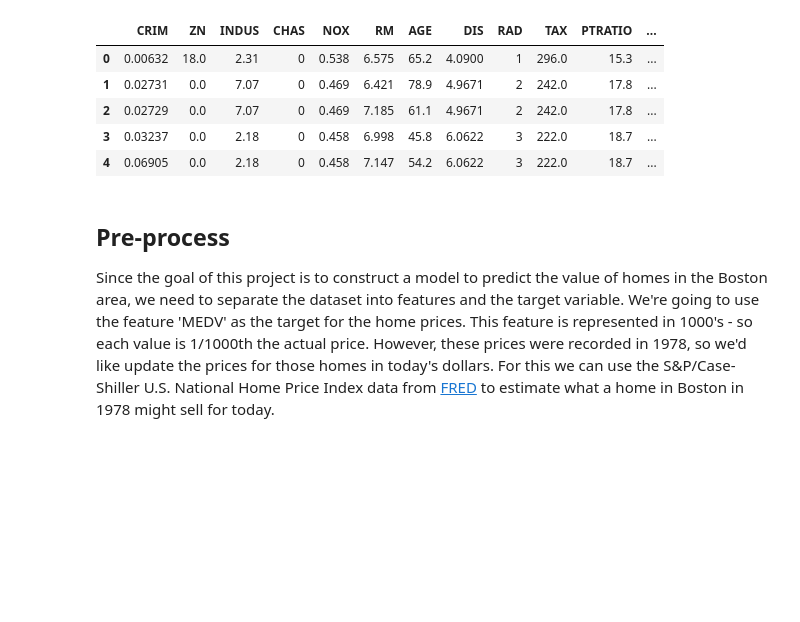
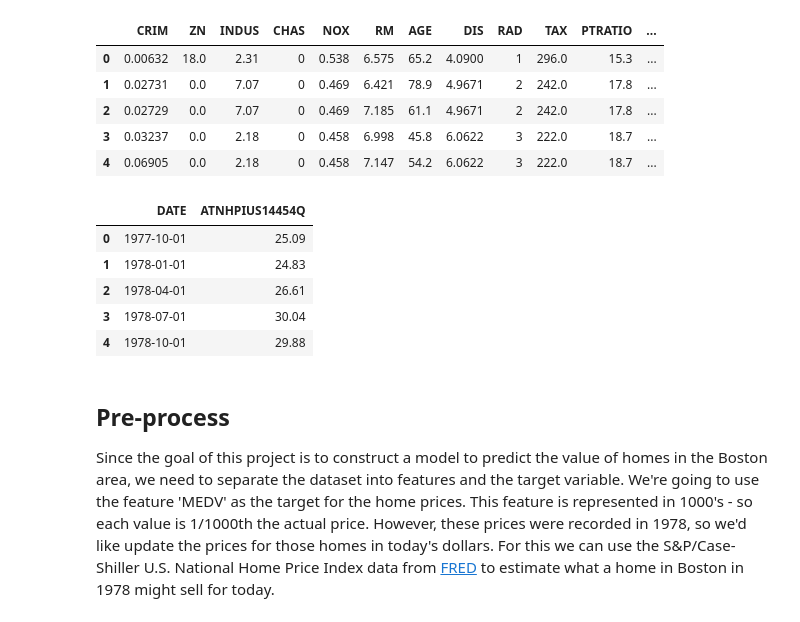
Before and after one commit to Tashwini12/Boston-Housing, a Jupyter notebook: boston_housing.ipynb, the cells around one changed output. Cells and saved outputs as stored; diff of their text form; code cells hidden in the pictures; blank space fills up the shorter version.

```diff
--- a/boston_housing.ipynb
+++ b/boston_housing.ipynb
@@ -84,6 +88,15 @@ data.head()
 | 2 | 0.02729 | 0.0 | 7.07 | 0 | 0.469 | 7.185 | 61.1 | 4.9671 | 2 | 242.0 | 17.8 | ... |
 | 3 | 0.03237 | 0.0 | 2.18 | 0 | 0.458 | 6.998 | 45.8 | 6.0622 | 3 | 222.0 | 18.7 | ... |
 | 4 | 0.06905 | 0.0 | 2.18 | 0 | 0.458 | 7.147 | 54.2 | 6.0622 | 3 | 222.0 | 18.7 | ... |
+# %%
+atnhpi.head()
+# %% [output]
+|  | DATE | ATNHPIUS14454Q |
+| 0 | 1977-10-01 | 25.09 |
+| 1 | 1978-01-01 | 24.83 |
+| 2 | 1978-04-01 | 26.61 |
+| 3 | 1978-07-01 | 30.04 |
+| 4 | 1978-10-01 | 29.88 |
 # %% [markdown]
 ## Pre-process
 Since the goal of this project is to construct a model to predict the value of homes in the Boston area, we need to separate the dataset into features and the target variable. We're going to use the feature 'MEDV' as the target for the home prices. This feature is represented in 1000's - so each value is 1/1000th the actual price. However, these prices were recorded in 1978, so we'd like update the prices for those homes in today's dollars. For this we can use the S&P/Case-Shiller U.S. National Home Price Index data from [FRED](https://fred.stlouisfed.org/graph/fredgraph.csv?chart_type=line&recession_bars=on&log_scales=&bgcolor=%23e1e9f0&graph_bgcolor=%23ffffff&fo=Open+Sans&ts=12&tts=12&txtcolor=%23444444&show_legend=yes&show_axis_titles=yes&drp=0&cosd=1975-01-01&coed=2017-08-01&height=450&stacking=&range=&mode=fred&id=CSUSHPINSA&transformation=lin&nd=1975-01-01&ost=-99999&oet=99999&lsv=&lev=&mma=0&fml=a&fgst=lin&fgsnd=2009-06-01&fq=Monthly&fam=avg&vintage_date=&revision_date=&line_color=%234572a7&line_style=solid&lw=2&scale=left&mark_type=none&mw=2&width=1168) to estimate what a home in Boston in 1978 might sell for today.
```
Also changed, not shown: parts of 21 cells of this notebook.
